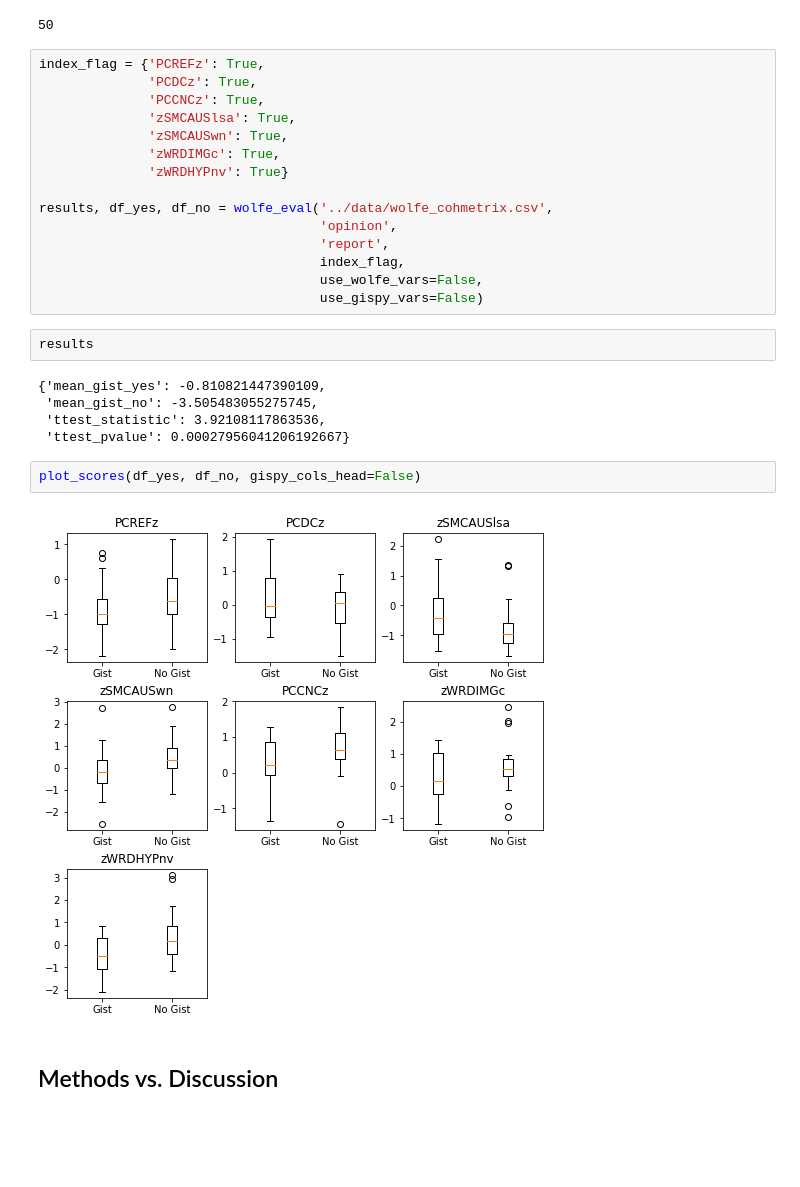
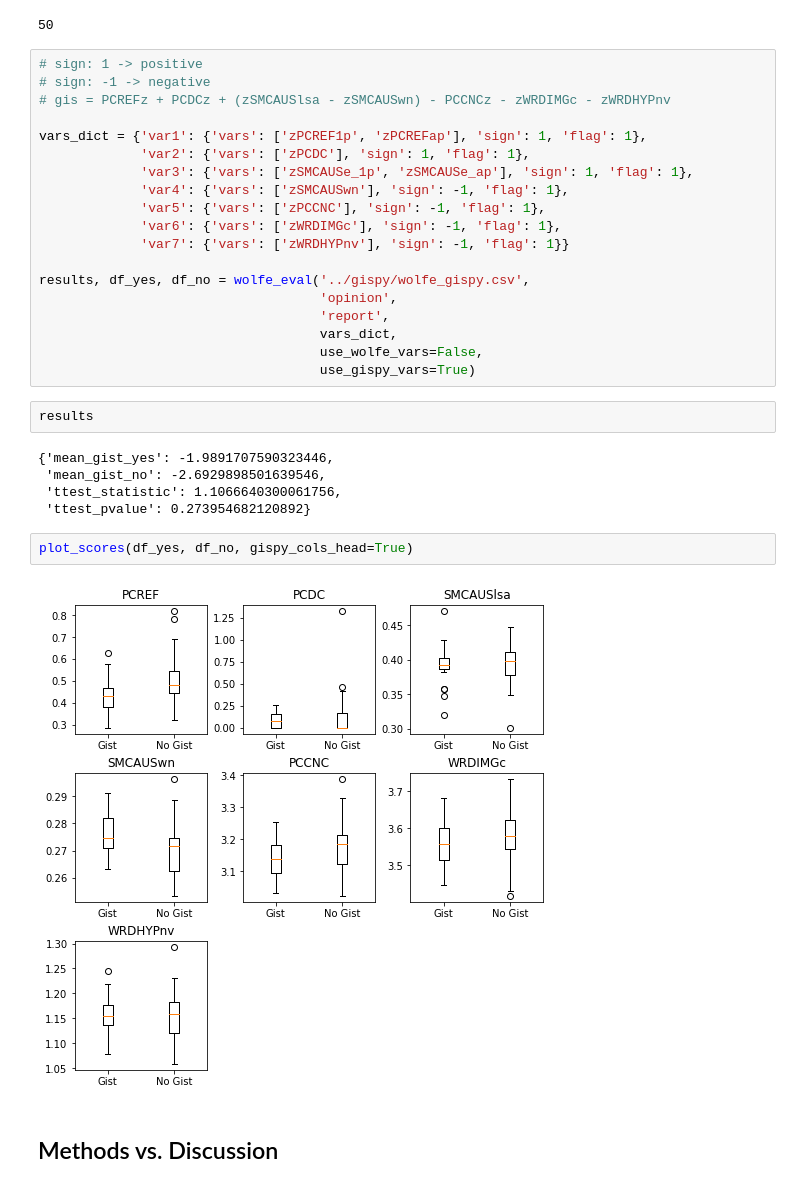
Before and after one commit to phosseini/GisPy, a Jupyter notebook: notebooks/wolfe_data.ipynb, the cells around one changed output. Cells and saved outputs as stored; diff of their text form; blank space fills up the shorter version.

```diff
--- a/notebooks/wolfe_data.ipynb
+++ b/notebooks/wolfe_data.ipynb
@@ -42,32 +42,36 @@ df = WolfeData().convert_opinion_report_data(folder_path, create_text_file=False
 print(len(df))
 # %% [output]
 50
-# %%
-index_flag = {'PCREFz': True,
-              'PCDCz': True,
-              'PCCNCz': True,
-              'zSMCAUSlsa': True,
-              'zSMCAUSwn': True,
-              'zWRDIMGc': True,
-              'zWRDHYPnv': True}
-
-results, df_yes, df_no = wolfe_eval('../data/wolfe_cohmetrix.csv',
-                                    'opinion',
-                                    'report',
-                                    index_flag,
-                                    use_wolfe_vars=False,
-                                    use_gispy_vars=False)
+# %%
+# sign: 1 -> positive
+# sign: -1 -> negative
+# gis = PCREFz + PCDCz + (zSMCAUSlsa - zSMCAUSwn) - PCCNCz - zWRDIMGc - zWRDHYPnv
+
+vars_dict = {'var1': {'vars': ['zPCREF1p', 'zPCREFap'], 'sign': 1, 'flag': 1},
+             'var2': {'vars': ['zPCDC'], 'sign': 1, 'flag': 1},
+             'var3': {'vars': ['zSMCAUSe_1p', 'zSMCAUSe_ap'], 'sign': 1, 'flag': 1},
+             'var4': {'vars': ['zSMCAUSwn'], 'sign': -1, 'flag': 1},
+             'var5': {'vars': ['zPCCNC'], 'sign': -1, 'flag': 1},
+             'var6': {'vars': ['zWRDIMGc'], 'sign': -1, 'flag': 1},
+             'var7': {'vars': ['zWRDHYPnv'], 'sign': -1, 'flag': 1}}
+
+results, df_yes, df_no = wolfe_eval('../gispy/wolfe_gispy.csv',
+                                    'opinion',
+                                    'report',
+                                    vars_dict,
+                                    use_wolfe_vars=False,
+                                    use_gispy_vars=True)
 # %%
 results
 # %% [output]
-{'mean_gist_yes': -0.810821447390109,
- 'mean_gist_no': -3.505483055275745,
- 'ttest_statistic': 3.92108117863536,
- 'ttest_pvalue': 0.00027956041206192667}
+{'mean_gist_yes': -1.9891707590323446,
+ 'mean_gist_no': -2.6929898501639546,
+ 'ttest_statistic': 1.1066640300061756,
+ 'ttest_pvalue': 0.273954682120892}
 # %%
-plot_scores(df_yes, df_no, gispy_cols_head=False)
+plot_scores(df_yes, df_no, gispy_cols_head=True)
 # %% [output]
-[figure, old version]
+[figure, new version]
 # %% [markdown]
 ## Methods vs. Discussion
 # %%
```
Also changed, not shown: parts of 3 cells of this notebook, 2 other files.
